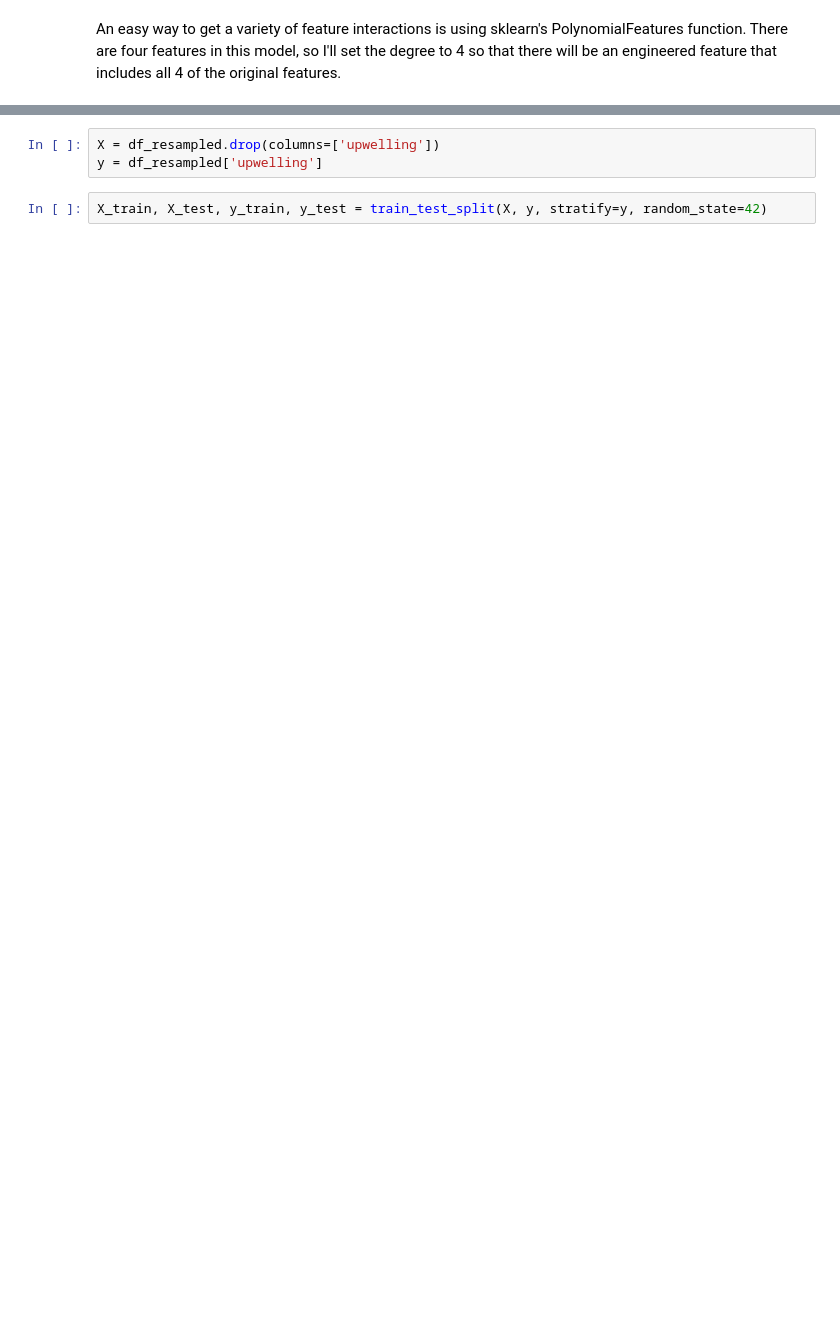
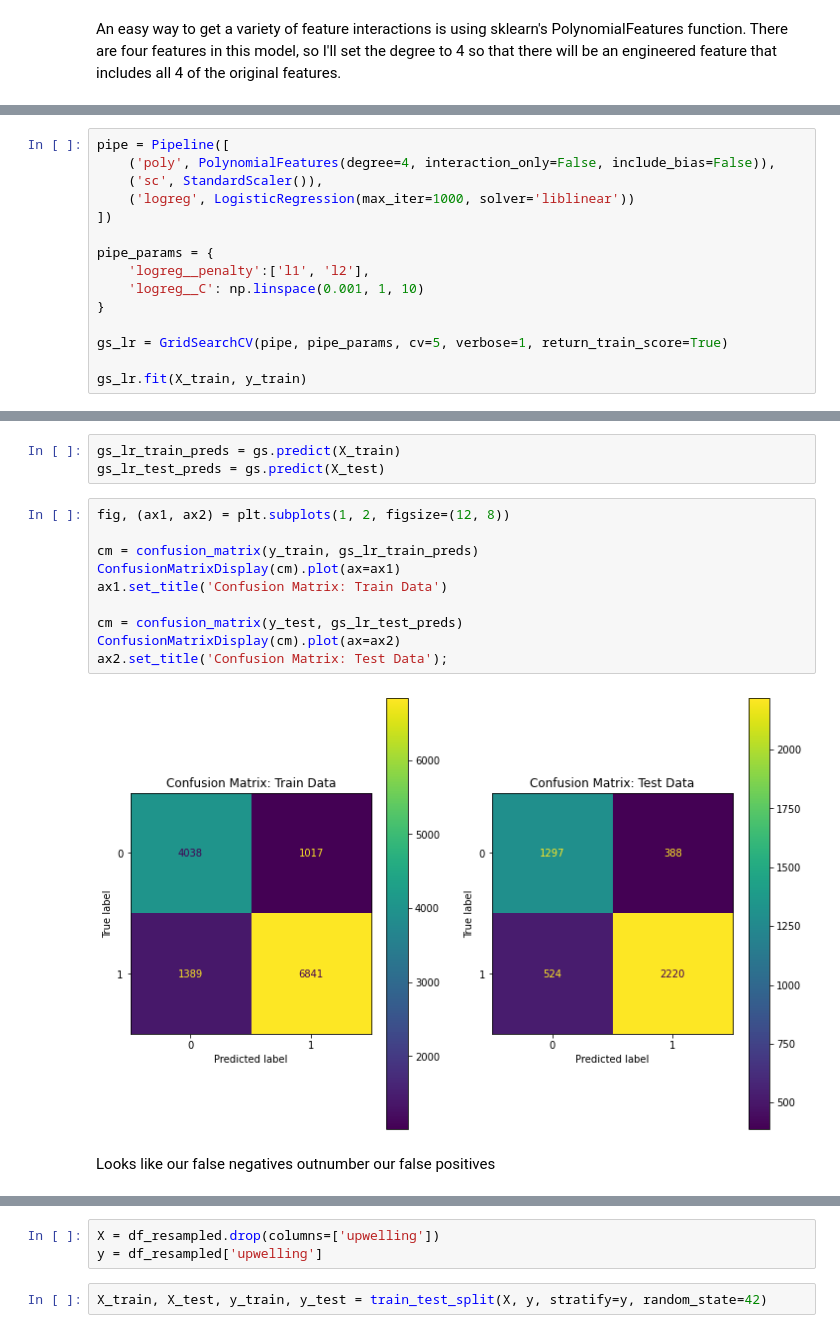
Before and after one commit to dgumustel/coastal-upwelling, a Jupyter notebook: notebooks/05_modeling.ipynb, the cells around one changed output, grey strips where cells are left out. Saved outputs shown, nothing was run; the diff lists cells and outputs as text; blank space fills up the shorter version.

Commit message:
finished pipelines

```diff
--- a/notebooks/05_modeling.ipynb
+++ b/notebooks/05_modeling.ipynb
@@ -168,0 +174,15 @@ An easy way to get a variety of feature interactions is using sklearn's Polynomi
+# %%
+pipe = Pipeline([
+    ('poly', PolynomialFeatures(degree=4, interaction_only=False, include_bias=False)),
+    ('sc', StandardScaler()),
+    ('logreg', LogisticRegression(max_iter=1000, solver='liblinear'))
+])
+
+pipe_params = {
+    'logreg__penalty':['l1', 'l2'],
+    'logreg__C': np.linspace(0.001, 1, 10)
+}
+
+gs_lr = GridSearchCV(pipe, pipe_params, cv=5, verbose=1, return_train_score=True)
+
+gs_lr.fit(X_train, y_train)
@@ -168,0 +270,17 @@ An easy way to get a variety of feature interactions is using sklearn's Polynomi
+# %%
+gs_lr_train_preds = gs.predict(X_train)
+gs_lr_test_preds = gs.predict(X_test)
+# %%
+fig, (ax1, ax2) = plt.subplots(1, 2, figsize=(12, 8))
+
+cm = confusion_matrix(y_train, gs_lr_train_preds)
+ConfusionMatrixDisplay(cm).plot(ax=ax1)
+ax1.set_title('Confusion Matrix: Train Data')
+
+cm = confusion_matrix(y_test, gs_lr_test_preds)
+ConfusionMatrixDisplay(cm).plot(ax=ax2)
+ax2.set_title('Confusion Matrix: Test Data');
+# %% [output]
+[figure, added]
+# %% [markdown]
+Looks like our false negatives outnumber our false positives
```
Also changed, not shown: parts of 60 cells of this notebook.
